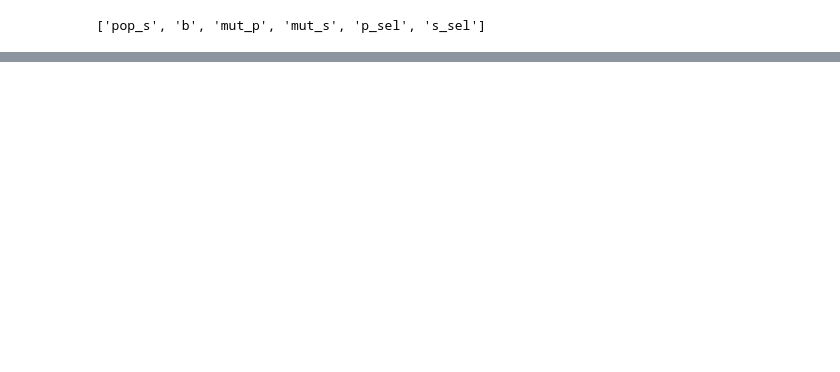
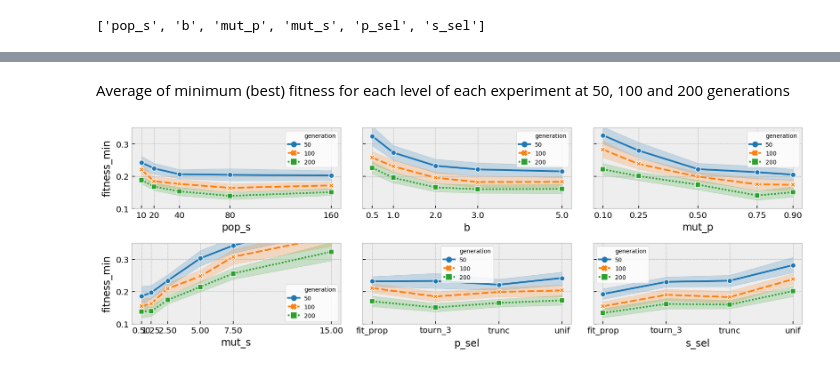
Before and after one commit to EloyRD/ThesisExp, a Jupyter notebook: EA_A_02_OFAT.ipynb, the cells around one changed output, grey strips where cells are left out. Drawn from its saved outputs; the diff is of its cells as text; code cells hidden in the pictures; blank space fills up the shorter version.

```diff
--- a/EA_A_02_OFAT.ipynb
+++ b/EA_A_02_OFAT.ipynb
@@ -417,0 +450,30 @@ plt.tight_layout()
+# %% [markdown]
+Average of minimum (best) fitness for each level of each experiment at 50, 100 and 200 generations
+# %%
+%%time
+fig, axs = plt.subplots(nrows=2, ncols=3, figsize=(12, 4), sharey=True)
+
+for ax, i in zip(axs.flatten(), range(6)):
+    query = (multi_fit['exp'] == (i+1)) & ((multi_fit['generation'] == gen_f) | (
+        multi_fit['generation'] == (gen_f-100)) | (multi_fit['generation'] == (gen_f-150)))
+    palette = sns.color_palette('tab10', 3)
+    sns.lineplot(x=factors[i], y='fitness_min', style='generation', hue='generation', markers=True, palette=palette, data=multi_fit[query], ax=ax)
+    ax.legend(facecolor='white', fontsize='x-small')
+    if i == 0:
+        ax.xaxis.set_ticks(pop_s_levels)
+    elif i == 1:
+        ax.xaxis.set_ticks(b_levels)
+    elif i == 2:
+        ax.xaxis.set_ticks(mut_p_levels)
+    elif i == 3:
+        ax.xaxis.set_ticks(mut_s_levels)
+    elif (i == 4 or i == 5):
+        labels = ['fit_prop', 'tourn_3', 'trunc', 'unif']
+        ax.set_xticklabels(labels)
+
+axs[0, 0].set_ylim((0.1, 0.35))
+
+plt.tight_layout()
+plt.show()
+# %% [output]
+[figure, added]
```
Also changed, not shown: parts of 38 cells of this notebook, 17 other files.
